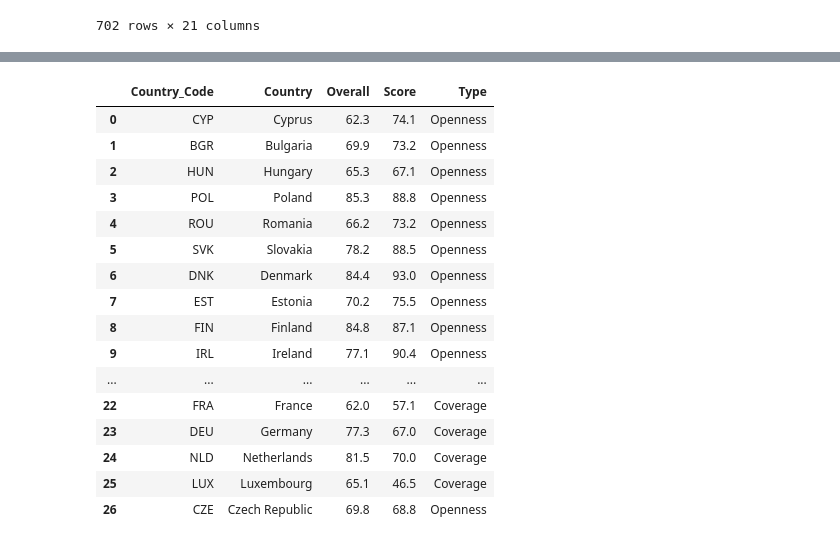
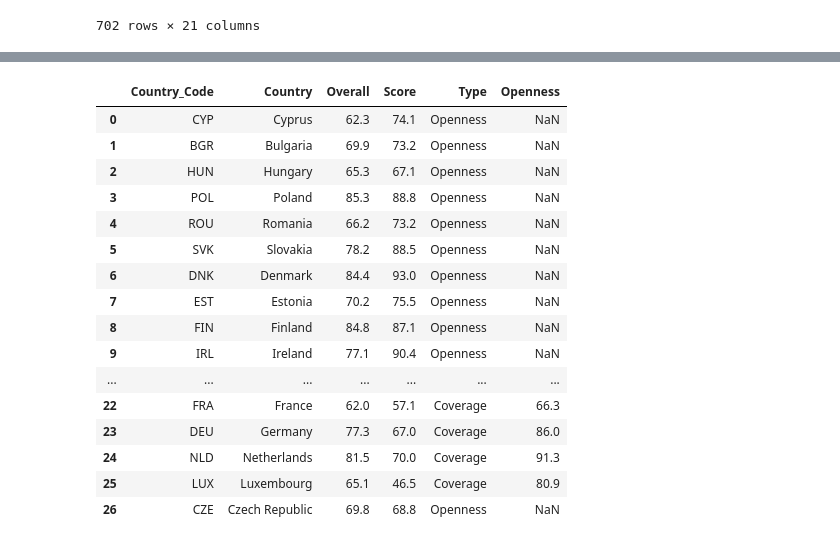
Before and after one commit to miriwie/ODIN-Viz, a Jupyter notebook: project.ipynb, the cells around one changed output, grey strips where cells are left out. Cells and saved outputs as stored; diff of their text form; code cells hidden in the pictures.

```diff
--- a/project.ipynb
+++ b/project.ipynb
@@ -198,42 +198,43 @@ alt.Chart(odin_data).mark_point(
 # %%
 bar_data2 = pd.DataFrame({
     'Country_Code':odin_data[odin_data['Data_categories'].str.contains('All Categories')] ['Country Code'],
     'Country':odin_data[odin_data['Data_categories'].str.contains('All Categories')] ['Country'],
     'Overall':odin_data[odin_data['Data_categories'].str.contains('All Categories')] ['Overall score'],
     'Score':odin_data[odin_data['Data_categories'].str.contains('All Categories')] ['Coverage_SC'],
+    'Openness':odin_data[odin_data['Data_categories'].str.contains('All Categories')] ['Openness_SC'],
     'Type':27*["Coverage"]
 })
 bar_data = pd.DataFrame({
     'Country_Code':odin_data[odin_data['Data_categories'].str.contains('All Categories')] ['Country Code'],
     'Country':odin_data[odin_data['Data_categories'].str.contains('All Categories')] ['Country'],
     'Overall':odin_data[odin_data['Data_categories'].str.contains('All Categories')] ['Overall score'],
     'Score':odin_data[odin_data['Data_categories'].str.contains('All Categories')] ['Openness_SC'],
     'Type':27*["Openness"]
 })
 bar_data= bar_data.drop(77)
 bar_data2=bar_data2.drop(77)
-bar_data = bar_data.append({'Country_Code':"CZE",'Country':"Czech Republic",'Overall':69.8,'Score':71.1,'Type':"Coverage"}, ignore_index=True)
+bar_data = bar_data.append({'Country_Code':"CZE",'Country':"Czech Republic",'Overall':69.8,'Score':71.1,'Openness':68.8,'Type':"Coverage"}, ignore_index=True)
 bar_data2 = bar_data2.append({'Country_Code':"CZE",'Country':"Czech Republic",'Overall':69.8,'Score':68.8,'Type':"Openness"}, ignore_index=True)
 bar_data = bar_data.append(bar_data2)
 bar_data
 # %% [output]
-|  | Country_Code | Country | Overall | Score | Type |
-| 0 | CYP | Cyprus | 62.3 | 74.1 | Openness |
-| 1 | BGR | Bulgaria | 69.9 | 73.2 | Openness |
-| 2 | HUN | Hungary | 65.3 | 67.1 | Openness |
-| 3 | POL | Poland | 85.3 | 88.8 | Openness |
-| 4 | ROU | Romania | 66.2 | 73.2 | Openness |
-| 5 | SVK | Slovakia | 78.2 | 88.5 | Openness |
-| 6 | DNK | Denmark | 84.4 | 93.0 | Openness |
-| 7 | EST | Estonia | 70.2 | 75.5 | Openness |
-| 8 | FIN | Finland | 84.8 | 87.1 | Openness |
-| 9 | IRL | Ireland | 77.1 | 90.4 | Openness |
-| ... | ... | ... | ... | ... | ... |
-| 22 | FRA | France | 62.0 | 57.1 | Coverage |
-| 23 | DEU | Germany | 77.3 | 67.0 | Coverage |
-| 24 | NLD | Netherlands | 81.5 | 70.0 | Coverage |
-| 25 | LUX | Luxembourg | 65.1 | 46.5 | Coverage |
-| 26 | CZE | Czech Republic | 69.8 | 68.8 | Openness |
+|  | Country_Code | Country | Overall | Score | Type | Openness |
+| 0 | CYP | Cyprus | 62.3 | 74.1 | Openness | NaN |
+| 1 | BGR | Bulgaria | 69.9 | 73.2 | Openness | NaN |
+| 2 | HUN | Hungary | 65.3 | 67.1 | Openness | NaN |
+| 3 | POL | Poland | 85.3 | 88.8 | Openness | NaN |
+| 4 | ROU | Romania | 66.2 | 73.2 | Openness | NaN |
+| 5 | SVK | Slovakia | 78.2 | 88.5 | Openness | NaN |
+| 6 | DNK | Denmark | 84.4 | 93.0 | Openness | NaN |
+| 7 | EST | Estonia | 70.2 | 75.5 | Openness | NaN |
+| 8 | FIN | Finland | 84.8 | 87.1 | Openness | NaN |
+| 9 | IRL | Ireland | 77.1 | 90.4 | Openness | NaN |
+| ... | ... | ... | ... | ... | ... | ... |
+| 22 | FRA | France | 62.0 | 57.1 | Coverage | 66.3 |
+| 23 | DEU | Germany | 77.3 | 67.0 | Coverage | 86.0 |
+| 24 | NLD | Netherlands | 81.5 | 70.0 | Coverage | 91.3 |
+| 25 | LUX | Luxembourg | 65.1 | 46.5 | Coverage | 80.9 |
+| 26 | CZE | Czech Republic | 69.8 | 68.8 | Openness | NaN |
 # %%
 # Scatter Plot
 hover = alt.selection_single(on='mouseover')
```
Also changed, not shown: parts of 6 cells of this notebook, 2 other files.
